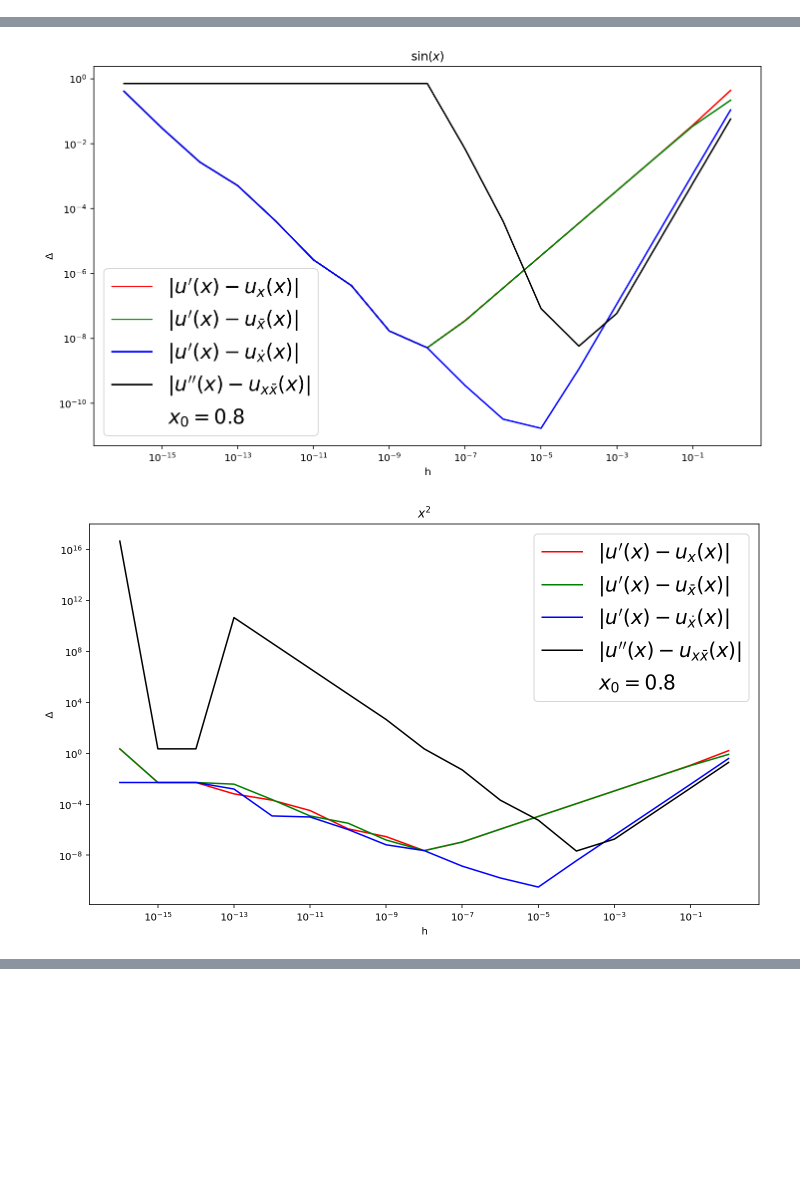
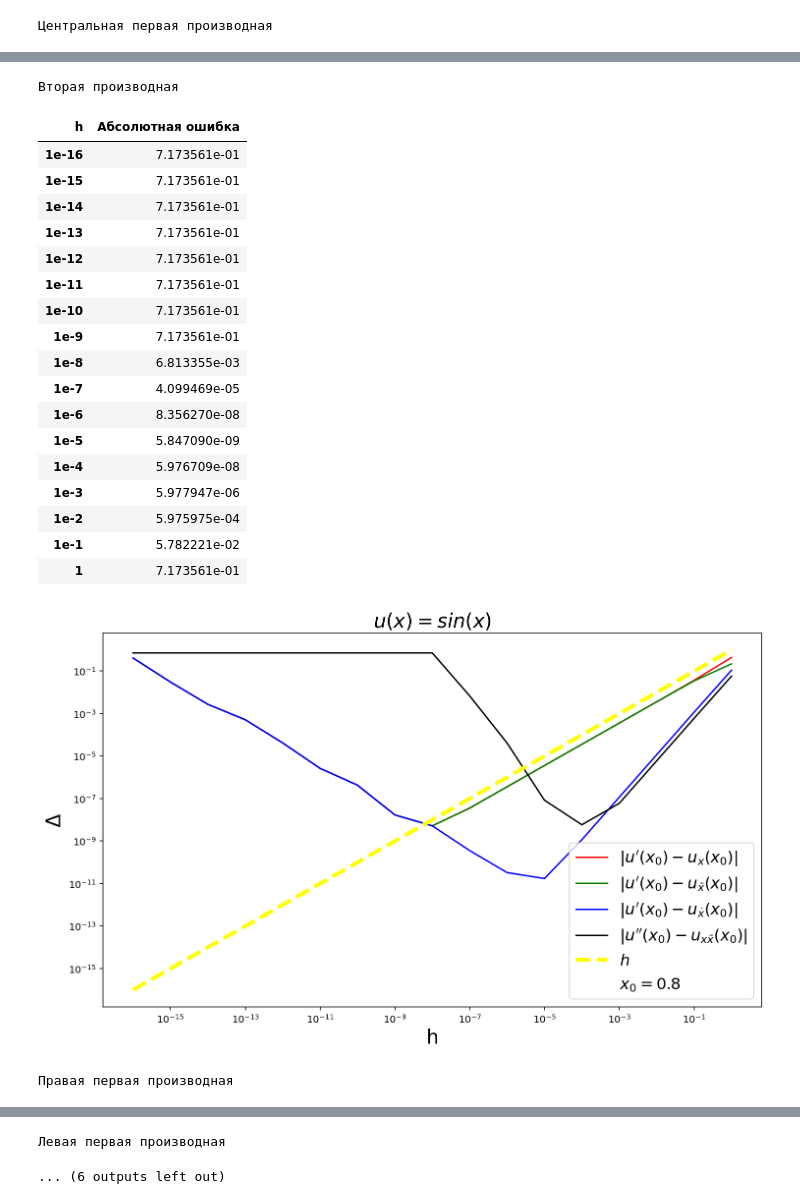
Before and after one commit to MeShootIn/computational-mathematics, a Jupyter notebook: lab_1/1.ipynb, the cells around one changed output, grey strips where cells are left out. Drawn from its saved outputs; the diff is of its cells as text; code cells hidden in the pictures; blank space fills up the shorter version.

```diff
--- a/lab_1/1.ipynb
+++ b/lab_1/1.ipynb
@@ -59,28 +81,36 @@ label = {
 # %%
 x0 = 0.8
-h = np.array([
-        10 ** (-k) for k in range(16, -1, -1)
-    ])
-
-figure = pylab.figure()
+h = np.array([10**(-k) for k in range(16, -1, -1)])
 
 # Построение графиков функций ошибок
 for u in [u1, u2]:
+    fig = pylab.figure()
+
     y1 = np.absolute(u_der1[u](x0) - right_der1(u, x0, h))
     y2 = np.absolute(u_der1[u](x0) - left_der1(u, x0, h))
-    y3 = np.absolute(u_der1[u](x0) - avrg_der1(u, x0, h))
+    y3 = np.absolute(u_der1[u](x0) - central_der1(u, x0, h))
     y4 = np.absolute(u_der2[u](x0) - der2(u, x0, h))
+
+    display_error_table(u, x0, h, right_der1, u_der1[u],
+                        'Правая первая производная')
+    display_error_table(u, x0, h, left_der1, u_der1[u],
+                        'Левая первая производная')
+    display_error_table(u, x0, h, central_der1, u_der1[u],
+                        'Центральная первая производная')
+    display_error_table(u, x0, h, der2, u_der2[u], 'Вторая производная')
 
     pylab.plot(h, y1, color='r', label='$%s$' % label[right_der1])
     pylab.plot(h, y2, color='g', label='$%s$' % label[left_der1])
-    pylab.plot(h, y3, color='b', label='$%s$' % label[avrg_der1])
+    pylab.plot(h, y3, color='b', label='$%s$' % label[central_der1])
     pylab.plot(h, y4, color='k', label='$%s$' % label[der2])
+    pylab.plot(h, h, linestyle='--', linewidth=4, color='yellow', label=r'$h$')
+
     pylab.plot([], [], ' ', label='$%s$' % r'x_0=0.8')
-    pylab.legend(prop={'size': 20})
+    pylab.legend(prop={'size': 16})
     pylab.xscale('log')
     pylab.yscale('log')
-    pylab.title(title[u])
-    pylab.xlabel('h')
-    pylab.ylabel('Δ')
+    pylab.title(title[u], fontsize=20)
+    pylab.xlabel('h', fontsize=20)
+    pylab.ylabel('Δ', fontsize=20)
     pylab.show()
 # %% [output]
@@ -86,0 +155 @@ for u in [u1, u2]:
+Центральная первая производная
@@ -87,2 +174,21 @@ for u in [u1, u2]:
+Вторая производная
+| h | Абсолютная ошибка |
+| 1e-16 | 7.173561e-01 |
+| 1e-15 | 7.173561e-01 |
+| 1e-14 | 7.173561e-01 |
+| 1e-13 | 7.173561e-01 |
+| 1e-12 | 7.173561e-01 |
+| 1e-11 | 7.173561e-01 |
+| 1e-10 | 7.173561e-01 |
+| 1e-9 | 7.173561e-01 |
+| 1e-8 | 6.813355e-03 |
+| 1e-7 | 4.099469e-05 |
+| 1e-6 | 8.356270e-08 |
+| 1e-5 | 5.847090e-09 |
+| 1e-4 | 5.976709e-08 |
+| 1e-3 | 5.977947e-06 |
+| 1e-2 | 5.975975e-04 |
+| 1e-1 | 5.782221e-02 |
+| 1 | 7.173561e-01 |
-[figure, old version]
+[figure, new version]
-[figure, removed]
+Правая первая производная
@@ -88,0 +213,2 @@ for u in [u1, u2]:
+Левая первая производная
+... (6 outputs left out)
```
Also changed, not shown: parts of 2 cells of this notebook, 4 other files.
